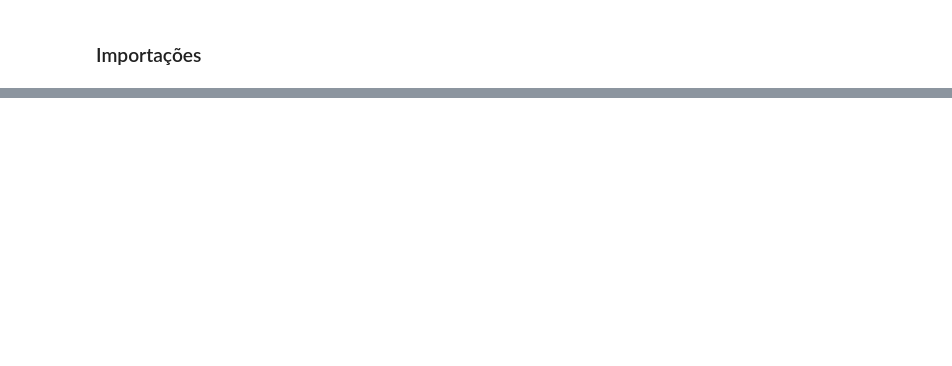
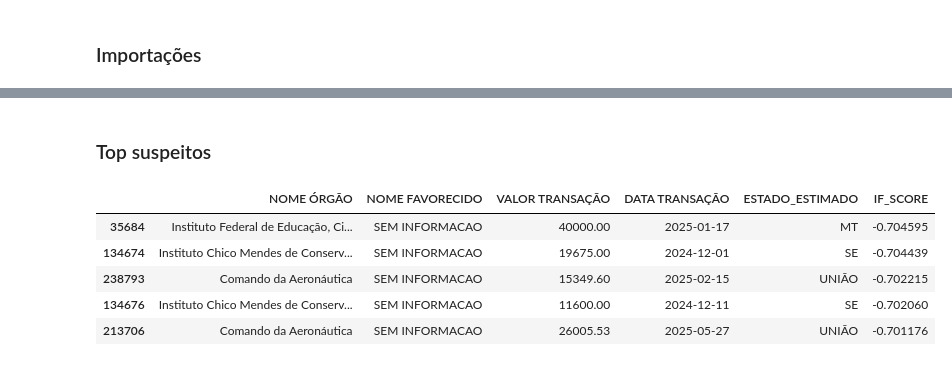
Before and after one commit to JSDA1102/Projeto-Jacurutu, a Jupyter notebook: notebooks/Baseline Isolation Forest.ipynb, the cells around one changed output, grey strips where cells are left out. Cells and saved outputs as stored; diff of their text form; code cells hidden in the pictures; blank space fills up the shorter version.

```diff
--- a/notebooks/Baseline Isolation Forest.ipynb
+++ b/notebooks/Baseline Isolation Forest.ipynb
@@ -174,0 +172,13 @@ plt.show()
+# %% [markdown]
+### Top suspeitos
+# %%
+cols_view = ['NOME ÓRGÃO', 'NOME FAVORECIDO', 'VALOR TRANSAÇÃO', 'DATA TRANSAÇÃO', 'ESTADO_ESTIMADO', 'IF_SCORE']
+top_anomalias_sigiloso0 = df_clean_sigiloso0[df_clean_sigiloso0['IF_LABEL'] == -1].sort_values('IF_SCORE', ascending=True).head(100)
+top_anomalias_sigiloso0.head()[cols_view]
+# %% [output]
+|  | NOME ÓRGÃO | NOME FAVORECIDO | VALOR TRANSAÇÃO | DATA TRANSAÇÃO | ESTADO_ESTIMADO | IF_SCORE |
+| 35684 | Instituto Federal de Educação, Ci... | SEM INFORMACAO | 40000.00 | 2025-01-17 | MT | -0.704595 |
+| 134674 | Instituto Chico Mendes de Conserv... | SEM INFORMACAO | 19675.00 | 2024-12-01 | SE | -0.704439 |
+| 238793 | Comando da Aeronáutica | SEM INFORMACAO | 15349.60 | 2025-02-15 | UNIÃO | -0.702215 |
+| 134676 | Instituto Chico Mendes de Conserv... | SEM INFORMACAO | 11600.00 | 2024-12-11 | SE | -0.702060 |
+| 213706 | Comando da Aeronáutica | SEM INFORMACAO | 26005.53 | 2025-05-27 | UNIÃO | -0.701176 |
```
Also changed, not shown: parts of 36 cells of this notebook, 3 other files.
